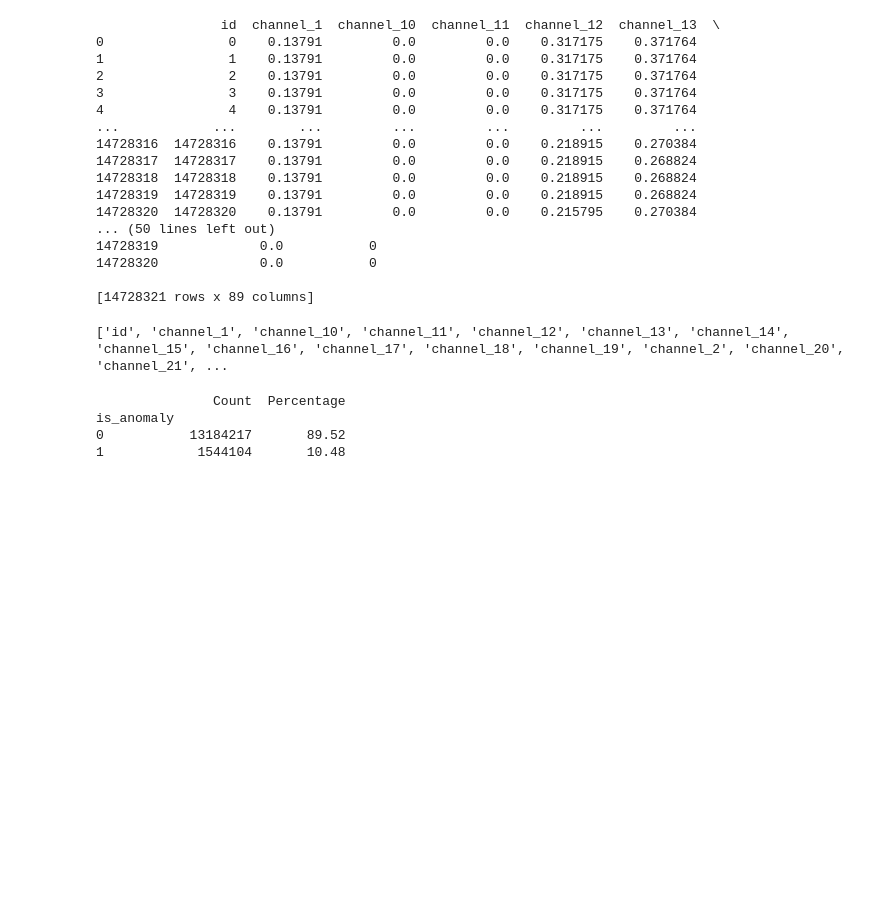
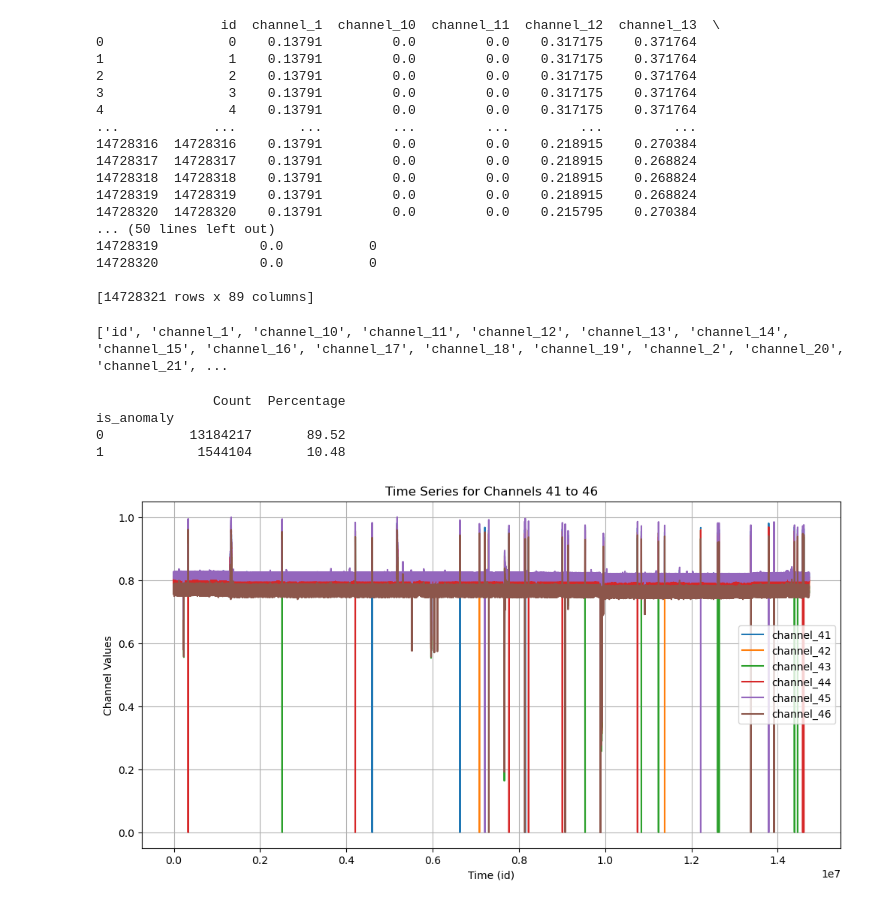
Before and after one commit to ecoakshat/ts_explore, a Jupyter notebook: Kaggle_1/Kaggle_ESA_Try.ipynb, the cells around one changed output. Drawn from its saved outputs; the diff is of its cells as text; code cells hidden in the pictures; blank space fills up the shorter version.

```diff
--- a/Kaggle_1/Kaggle_ESA_Try.ipynb
+++ b/Kaggle_1/Kaggle_ESA_Try.ipynb
@@ -47,28 +47,22 @@ print(anomaly_summary)
 is_anomaly
 0           13184217       89.52
 1            1544104       10.48
-# %%
-# Select only channel columns
-channel_columns = [col for col in column_headers if col.startswith('channel_')]
-
-# Initialize a dictionary to store results
-channel_anomaly_distribution = {}
-
-# Iterate through each channel column
-for channel in channel_columns:
-    # Group by the channel and calculate count and percentage of is_anomaly
-    channel_counts = df.groupby([channel, 'is_anomaly']).size().unstack(fill_value=0)
-    channel_percentages = (channel_counts.div(channel_counts.sum(axis=1), axis=0) * 100).round(2)
-
-    # Store the results in the dictionary
-    channel_anomaly_distribution[channel] = {
-        'Counts': channel_counts,
-        'Percentages': channel_percentages
-    }
-
-# Example: Accessing results for a specific channel
-example_channel = 'channel_1'
-print("Counts for", example_channel)
-print(channel_anomaly_distribution[example_channel]['Counts'])
-print("\nPercentages for", example_channel)
-print(channel_anomaly_distribution[example_channel]['Percentages'])
+# %%
+import matplotlib.pyplot as plt
+
+# Select the columns for channels 41 to 46
+channels_to_plot = ['channel_41', 'channel_42', 'channel_43', 'channel_44', 'channel_45', 'channel_46']
+
+# Plot the time series
+plt.figure(figsize=(12, 6))
+for channel in channels_to_plot:
+    plt.plot(df['id'], df[channel], label=channel)
+
+plt.xlabel('Time (id)')
+plt.ylabel('Channel Values')
+plt.title('Time Series for Channels 41 to 46')
+plt.legend()
+plt.grid()
+plt.show()
+# %% [output]
+[figure, added]
```
